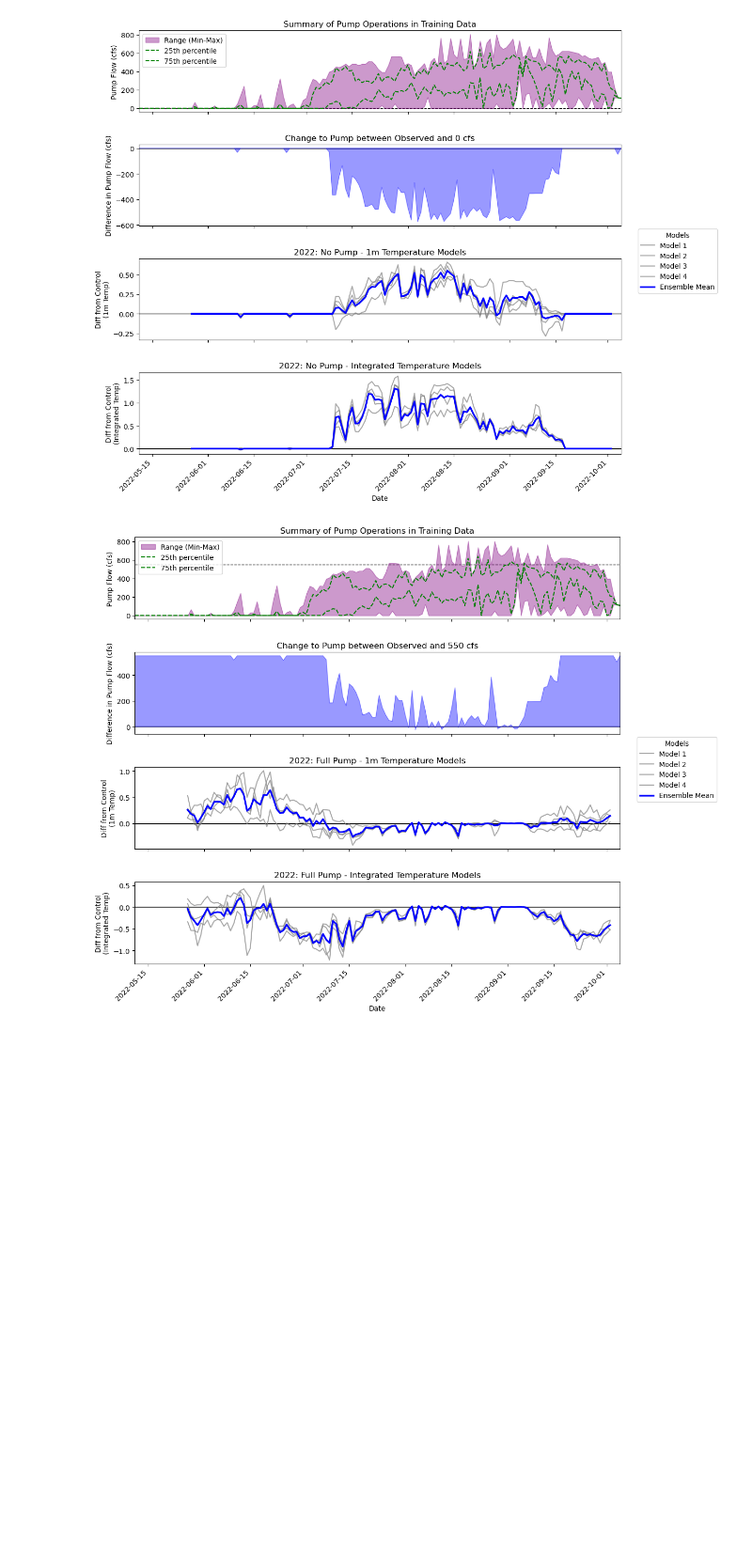
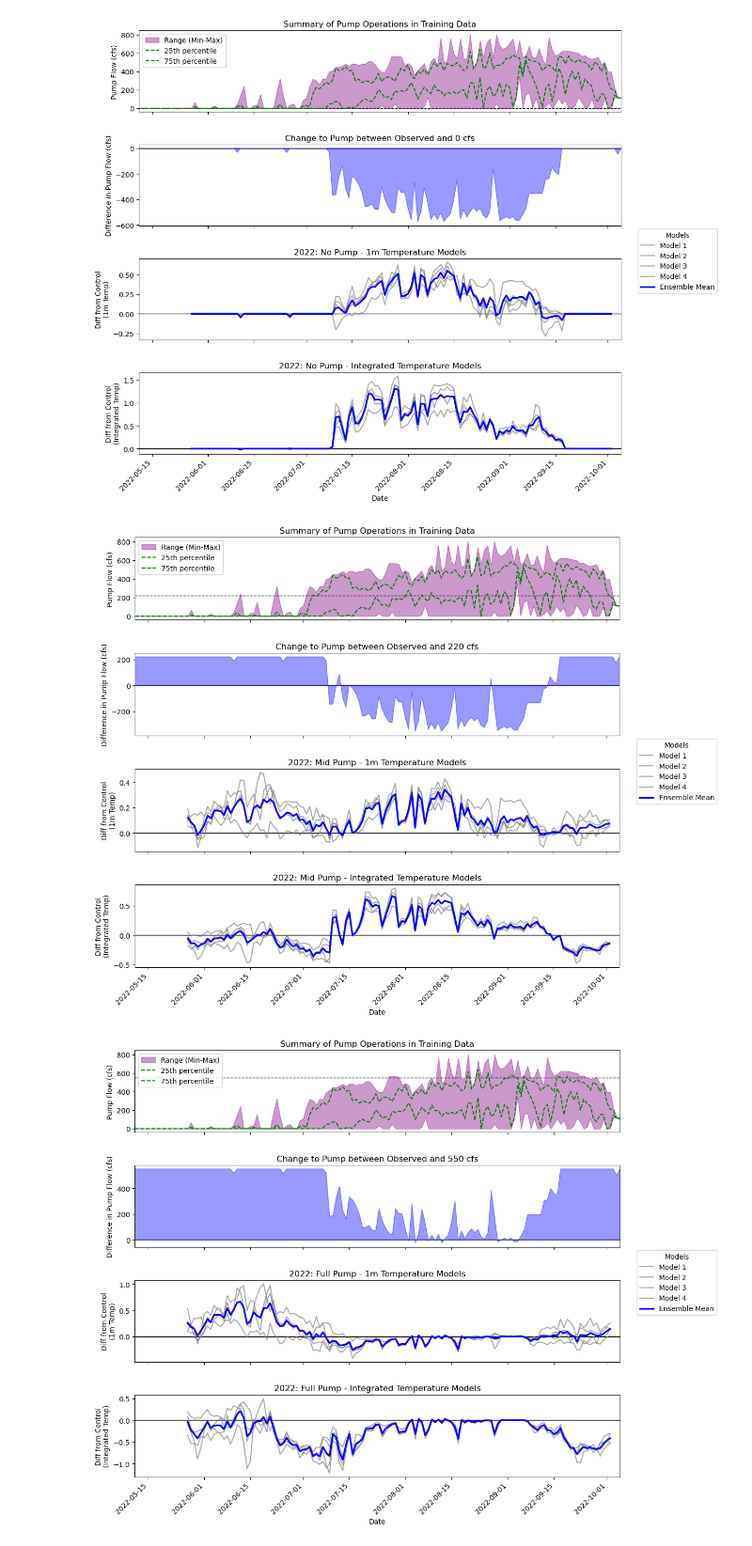
Before and after one commit to steeleb/TLS_DSS, a Jupyter notebook: model_submodule/model_dev/tiny_model/_tiny_test_implementation.ipynb, the cells around one changed output. Shown at 94% size. Saved outputs shown, nothing was run; the diff lists cells and outputs as text; code cells hidden in the pictures; blank space fills up the shorter version.

```diff
--- a/model_submodule/model_dev/tiny_model/_tiny_test_implementation.ipynb
+++ b/model_submodule/model_dev/tiny_model/_tiny_test_implementation.ipynb
@@ -613,3 +630,7 @@ plot_pump_summary(2022, "no pump", 0, full_on_pump_diff, turn_off_pump_diff, all
 # %% [output]
 [figure]
+# %%
+plot_pump_summary(2022, "mid pump", 220, full_on_pump_diff, mid_pump_diff, turn_off_pump_diff, all_data, summary_2022)
+# %% [output]
+[figure, added]
 # %%
```
Also changed, not shown: parts of 22 cells of this notebook.
